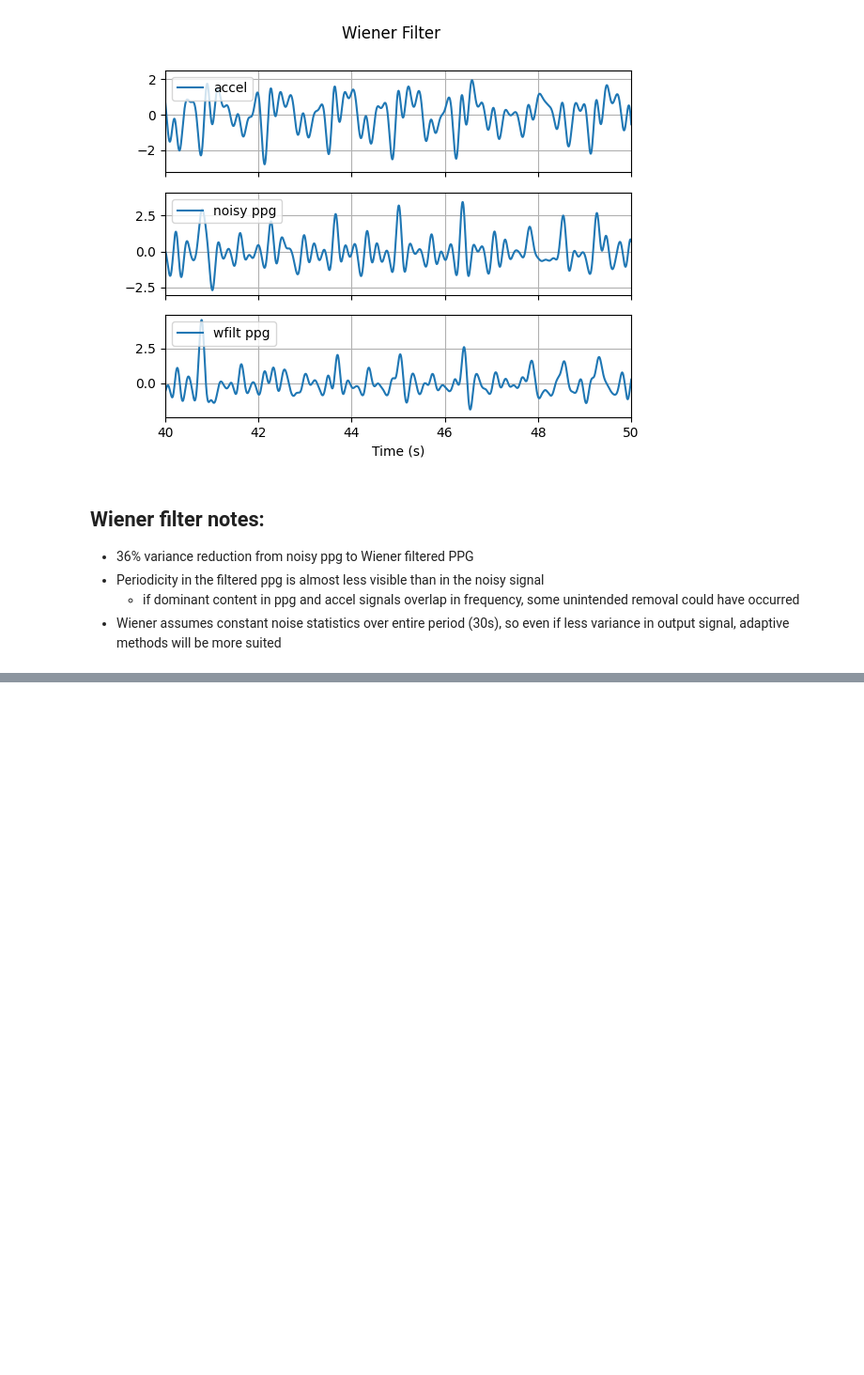
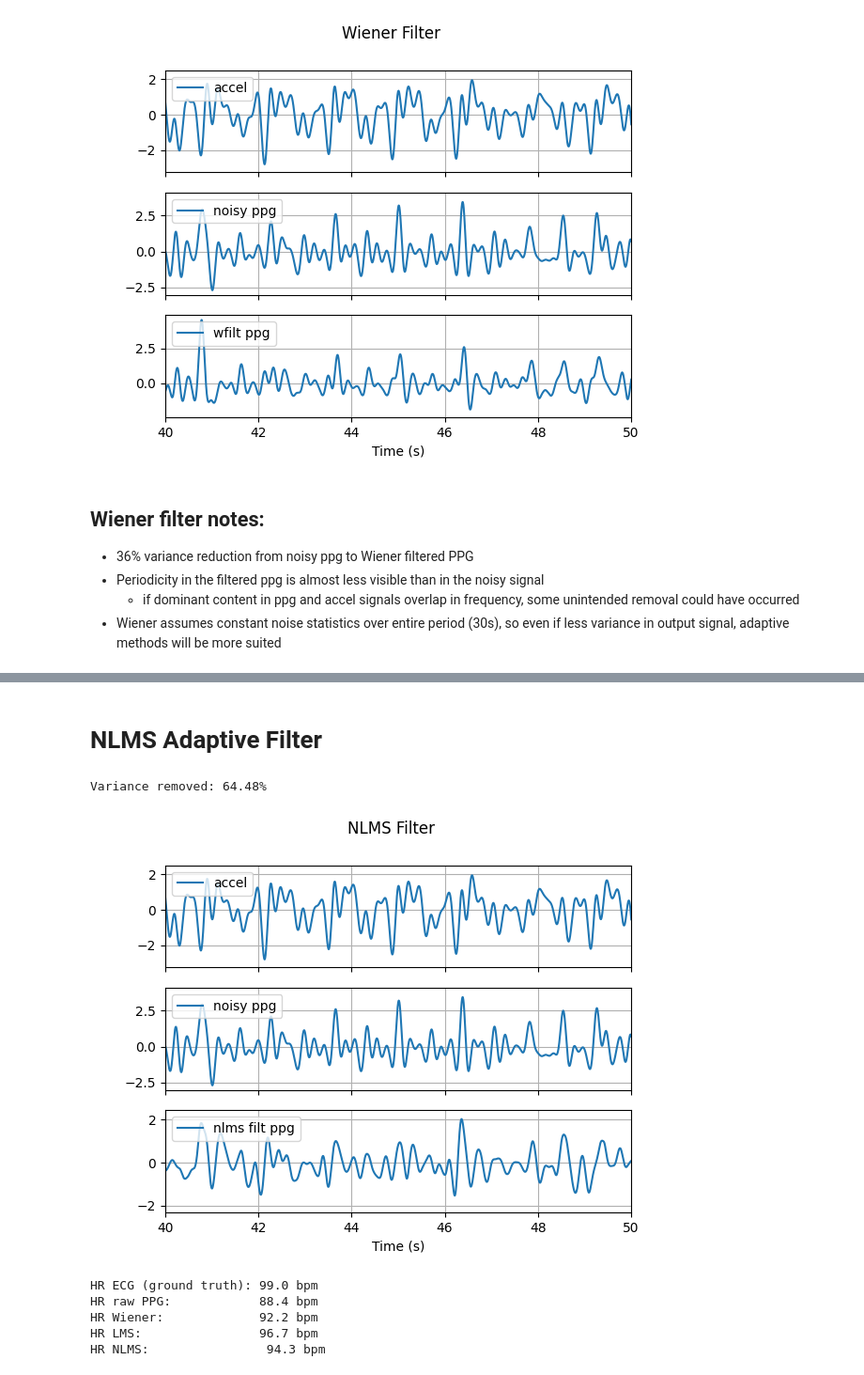
Before and after one commit to lane-miller/statistical-dsp-studies, a Jupyter notebook: 01_wiener_lms_nlms_rls/adaptive_filters.ipynb, the cells around one changed output, grey strips where cells are left out. Shown at 94% size. Saved outputs shown, nothing was run; the diff lists cells and outputs as text; code cells hidden in the pictures; blank space fills up the shorter version.

```diff
--- a/01_wiener_lms_nlms_rls/adaptive_filters.ipynb
+++ b/01_wiener_lms_nlms_rls/adaptive_filters.ipynb
@@ -105,0 +184,51 @@ for axi in ax:
+# %% [markdown]
+# NLMS Adaptive Filter
+# %%
+# NLMS Adaptive filter implementation
+
+mu_norm = 0.05
+eps = 1e-4
+
+w_nlms = np.zeros(M)
+e_nlms = np.zeros(N)
+
+for n in range(M, N):
+    x_n = accel_norm[n - M : n]
+    y_n = np.dot(w_nlms, x_n)
+    e_nlms[n] = ppg_norm[n] - y_n
+    w_nlms += mu_norm / (eps + np.dot(x_n, x_n)) * e_nlms[n] * x_n
+
+var_removed = np.var(ppg_norm) - np.var(e_nlms)
+pct_removed = 100 * var_removed / np.var(ppg_norm)
+print(f"Variance removed: {pct_removed:.2f}%")
+# %% [output]
+Variance removed: 64.48%
+# %%
+# Plot
+fig, ax = plt.subplots(3,1, sharex=True)
+ax[0].plot(t, accel_norm, label='accel')
+ax[1].plot(t, ppg_norm, label='noisy ppg')
+ax[2].plot(t, e_nlms, label='nlms filt ppg')
+ax[2].set_xlabel('Time (s)')
+fig.suptitle('NLMS Filter')
+for axi in ax:
+    axi.legend(loc='upper left')
+    axi.grid(True)
+    axi.set_xlim(40, 50)
+# %% [output]
+[figure, added]
+# %%
+# Comparison
+hr_nlms = estimate_hr(e_nlms, fs)
+
+print(f"HR ECG (ground truth): {hr_ecg:.1f} bpm")
+print(f"HR raw PPG:            {hr_raw:.1f} bpm")
+print(f"HR Wiener:             {hr_wiener:.1f} bpm")
+print(f"HR LMS:                {hr_lms:.1f} bpm")
+print(f"HR NLMS:                {hr_nlms:.1f} bpm")
+# %% [output]
+HR ECG (ground truth): 99.0 bpm
+HR raw PPG:            88.4 bpm
+HR Wiener:             92.2 bpm
+HR LMS:                96.7 bpm
+HR NLMS:                94.3 bpm
```
Also changed, not shown: parts of 17 cells of this notebook, 2 other files.
